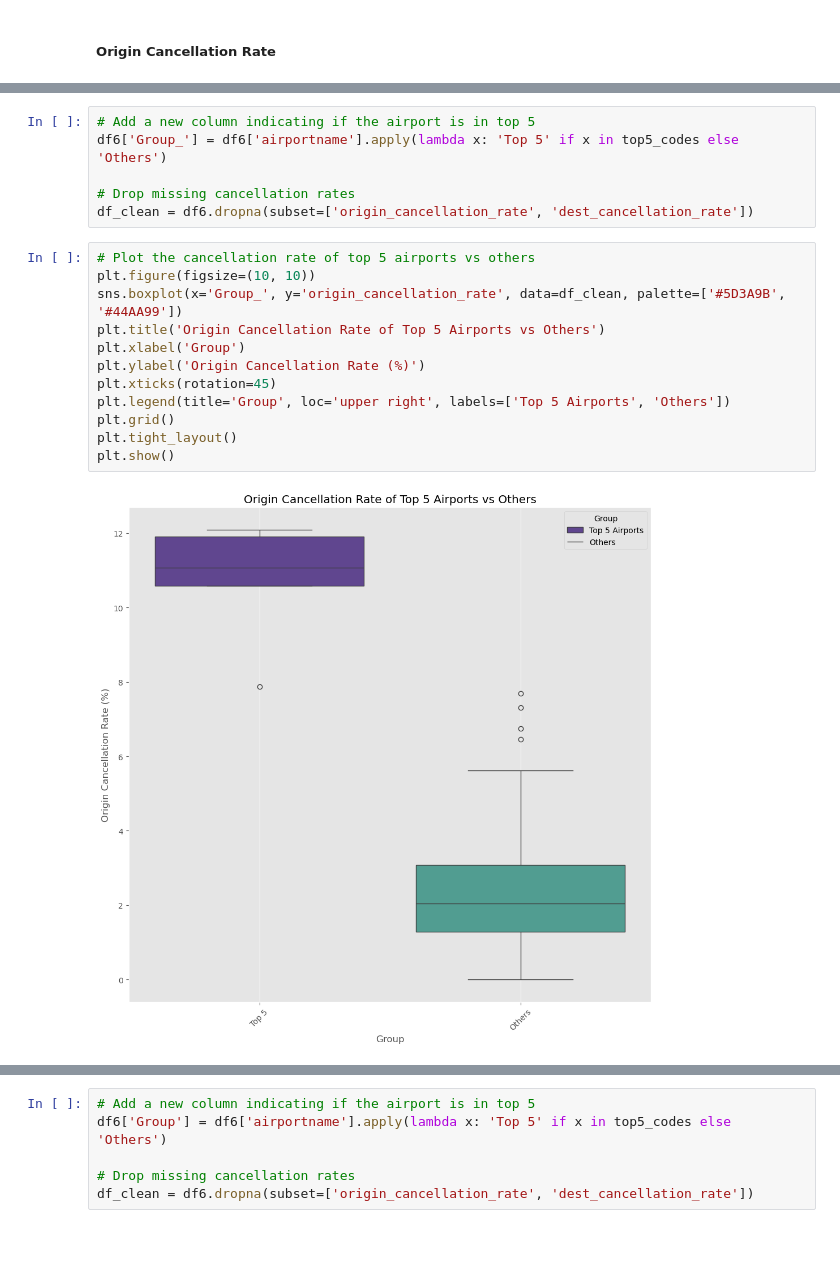
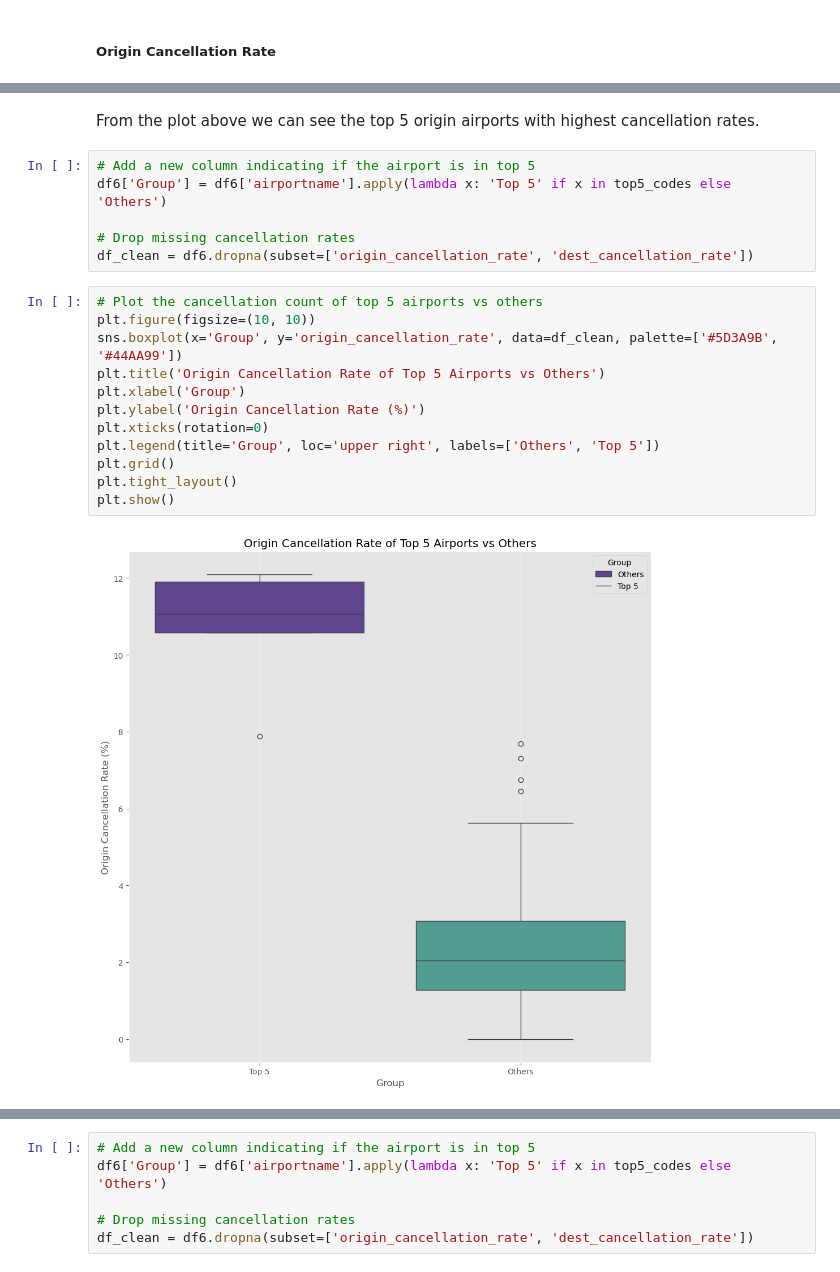
Before and after one commit to hathimazman/DataManagement_Project2, a Jupyter notebook: P153146_Project2.ipynb, the cells around one changed output, grey strips where cells are left out. Cells and saved outputs as stored; diff of their text form; blank space fills up the shorter version.

```diff
--- a/P153146_Project2.ipynb
+++ b/P153146_Project2.ipynb
@@ -590,20 +785,22 @@ top5_codes
+# %% [markdown]
+From the plot above we can see the top 5 origin airports with highest cancellation rates.
 # %%
 # Add a new column indicating if the airport is in top 5
-df6['Group_'] = df6['airportname'].apply(lambda x: 'Top 5' if x in top5_codes else 'Others')
+df6['Group'] = df6['airportname'].apply(lambda x: 'Top 5' if x in top5_codes else 'Others')
 
 # Drop missing cancellation rates
 df_clean = df6.dropna(subset=['origin_cancellation_rate', 'dest_cancellation_rate'])
 # %%
-# Plot the cancellation rate of top 5 airports vs others
+# Plot the cancellation count of top 5 airports vs others
 plt.figure(figsize=(10, 10))
-sns.boxplot(x='Group_', y='origin_cancellation_rate', data=df_clean, palette=['#5D3A9B', '#44AA99'])
+sns.boxplot(x='Group', y='origin_cancellation_rate', data=df_clean, palette=['#5D3A9B', '#44AA99'])
 plt.title('Origin Cancellation Rate of Top 5 Airports vs Others')
 plt.xlabel('Group')
 plt.ylabel('Origin Cancellation Rate (%)')
-plt.xticks(rotation=45)
-plt.legend(title='Group', loc='upper right', labels=['Top 5 Airports', 'Others'])
+plt.xticks(rotation=0)
+plt.legend(title='Group', loc='upper right', labels=['Others', 'Top 5'])
 plt.grid()
 plt.tight_layout()
 plt.show()
 # %% [output]
-[figure, old version]
+[figure, new version]
```
Also changed, not shown: parts of 74 cells of this notebook, 2 other files.
